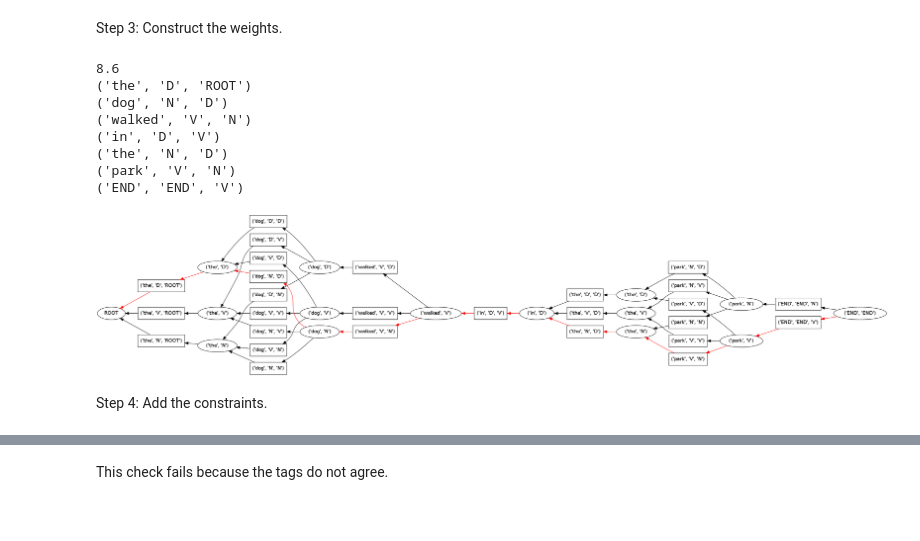
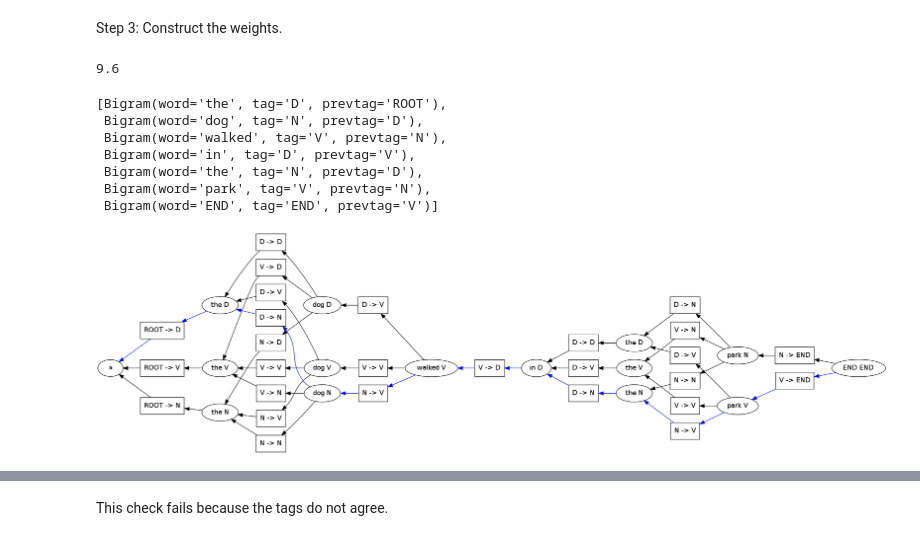
Before and after one commit to srush/PyDecode, a Jupyter notebook: notebooks/hmm.ipynb, the cells around one changed output, grey strips where cells are left out. Drawn from its saved outputs; the diff is of its cells as text; code cells hidden in the pictures.

```diff
--- a/notebooks/hmm.ipynb
+++ b/notebooks/hmm.ipynb
@@ -9,11 +10,12 @@ Step 1: Construct the HMM probabilities.
 # %%
 # The emission probabilities.
-emission = {'the' :  {'D': 0.8, 'N': 0.1, 'V': 0.1},
+emission = {'ROOT' :  {'ROOT' : 1.0},
+            'the' :  {'D': 0.8, 'N': 0.1, 'V': 0.1},
             'dog' :  {'D': 0.1, 'N': 0.8, 'V': 0.1},
             'walked' : {'V': 1},
             'in' :   {'D': 1},
             'park' : {'N': 0.1, 'V': 0.9},
-            'END' :  {'END' : 0}}
+            'END' :  {'END' : 1.0}}
 
 
 # The transition probabilities.
@@ -28,0 +31,5 @@ Step 2: Construct the hypergraph topology.
+# %%
+class Bigram(namedtuple("Bigram", ["word", "tag", "prevtag"])):
+    def __str__(self): return "%s -> %s"%(self.prevtag, self.tag)
+class Tagged(namedtuple("Tagged", ["position", "word", "tag"])):
+    def __str__(self): return "%s %s"%(self.word, self.tag)
@@ -29,16 +38,16 @@ Step 2: Construct the hypergraph topology.
 # %%
 hypergraph = ph.Hypergraph()
 with hypergraph.builder() as b:
-    node_start = b.add_node(label = "ROOT")
+    node_start = b.add_node(label = Tagged(-1, "<s>", "<t>"))
     node_list = [(node_start, "ROOT")]
     words = sentence.strip().split(" ") + ["END"]
 
-    for word in words:
+    for i, word in enumerate(words):
         next_node_list = []
         for tag in emission[word].iterkeys():
-            edges = (([prev_node], (word, tag, prev_tag))
+            edges = (([prev_node], Bigram(word, tag, prev_tag))
                      for prev_node, prev_tag in node_list)
-            node = b.add_node(edges, label = str((word, tag)))
+            node = b.add_node(edges, label = Tagged(i, word, tag))
             next_node_list.append((node, tag))
         node_list = next_node_list
 # %% [markdown]
@@ -53,20 +62,13 @@ path, chart = ph.best_path(hypergraph, weights)
 print weights.dot(path)
 
 # Output the path.
-for edge in path.edges():
-    print hypergraph.label(edge)
+[hypergraph.label(edge) for edge in path.edges]
 # %% [output]
-8.6
-('the', 'D', 'ROOT')
-('dog', 'N', 'D')
-('walked', 'V', 'N')
-('in', 'D', 'V')
-('the', 'N', 'D')
-('park', 'V', 'N')
-('END', 'END', 'V')
+9.6
+[Bigram(word='the', tag='D', prevtag='ROOT'),
+ Bigram(word='dog', tag='N', prevtag='D'),
+ Bigram(word='walked', tag='V', prevtag='N'),
+ Bigram(word='in', tag='D', prevtag='V'),
+ Bigram(word='the', tag='N', prevtag='D'),
+ Bigram(word='park', tag='V', prevtag='N'),
+ Bigram(word='END', tag='END', prevtag='V')]
-# %%
-display.to_ipython(hypergraph, paths=[path])
-# %% [output]
-[figure, removed]
-# %% [markdown]
-Step 4: Add the constraints.
@@ -80,0 +75,5 @@ for cons_tag in ["D", "V", "N"]:
+# %%
+format = display.HypergraphPathFormatter(hypergraph, path)
+display.to_ipython(hypergraph, format)
+# %% [output]
+[figure, added]
```
Also changed, not shown: parts of 10 cells of this notebook, 28 other files.
